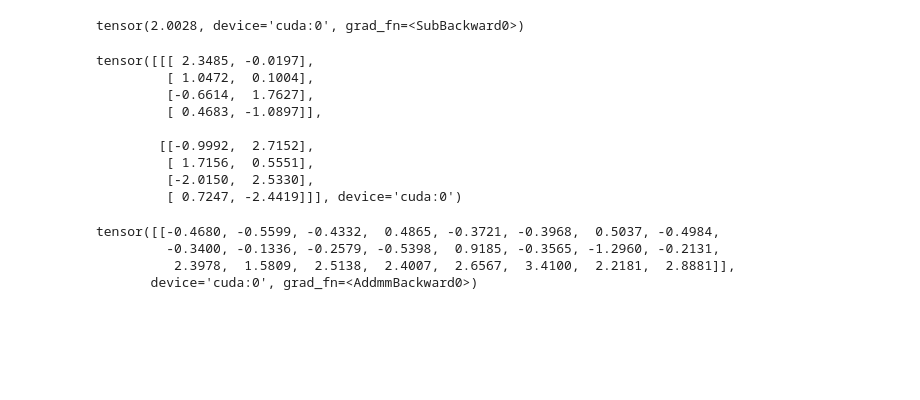
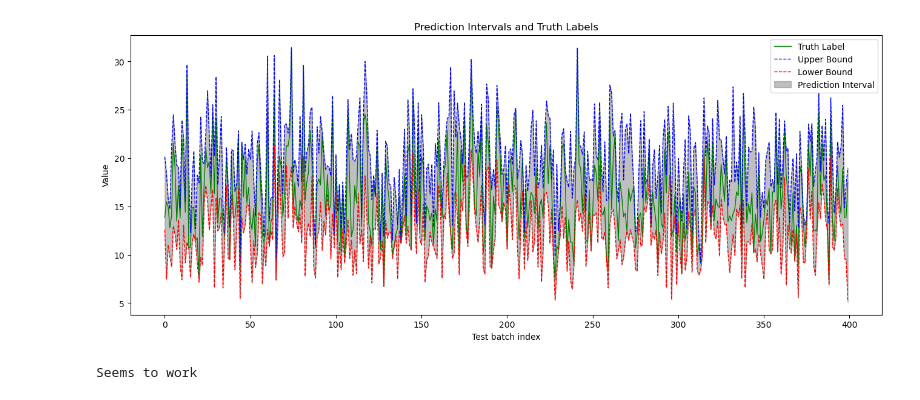
Before and after one commit to HssainAzaqy135/Deep-Learning-Research-project, a Jupyter notebook: Network_Batching_Tests.ipynb, the cells around one changed output. Saved outputs shown, nothing was run; the diff lists cells and outputs as text; code cells hidden in the pictures; blank space fills up the shorter version.

```diff
--- a/Network_Batching_Tests.ipynb
+++ b/Network_Batching_Tests.ipynb
@@ -240,12 +248,0 @@ tensor(4.0095, device='cuda:0')
-# %%
-pred = model.forward(vecs.unsqueeze(0))
-single_pred = pred[0]
-out_put_mat = single_pred[:n * n].view(n, n)  # Shape: (n, n)
-f = single_pred[n * n:n * n + n]              # Shape: (n,)
-g = single_pred[n * n + n:]                   # Shape: (n,)
-distances_mat = torch.cdist(vecs[0],vecs[1])  # Shape: (n, n)
-# Compute primal and dual solutions for each item in the batch
-sol_prim = primal_sol(out_put_mat=out_put_mat, distances_mat=distances_mat)
-sol_dual = dual_sol(f=f, g=g, distances_mat=distances_mat)
-print(f"sol prim:{sol_prim} ,sol dual:{sol_dual}")
-print(f"Observed loss:{sol_prim-sol_dual}")
@@ -284,23 +249,34 @@ loss_fn_og = make_wass_loss_og(n=n, d=d)
-# %%
-loss_fn_og(vecs,single_pred)
-# %% [output]
-tensor(2.0028, device='cuda:0', grad_fn=<SubBackward0>)
-# %%
-vecs
-# %% [output]
-tensor([[[ 2.3485, -0.0197],
-         [ 1.0472,  0.1004],
-         [-0.6614,  1.7627],
-         [ 0.4683, -1.0897]],
-
-        [[-0.9992,  2.7152],
-         [ 1.7156,  0.5551],
-         [-2.0150,  2.5330],
-         [ 0.7247, -2.4419]]], device='cuda:0')
-# %%
-pred
-# %% [output]
-tensor([[-0.4680, -0.5599, -0.4332,  0.4865, -0.3721, -0.3968,  0.5037, -0.4984,
-         -0.3400, -0.1336, -0.2579, -0.5398,  0.9185, -0.3565, -1.2960, -0.2131,
-          2.3978,  1.5809,  2.5138,  2.4007,  2.6567,  3.4100,  2.2181,  2.8881]],
-       device='cuda:0', grad_fn=<AddmmBackward0>)
+# %%
+preds = [(dual,primal) for dual,primal in zip(dual_solutions,primal_solutions)]
+x = range(len(test_batches))  # x-axis values (can be indices or actual values)
+primal_bounds = [pred[1] for pred in preds]
+dual_bounds = [pred[0] for pred in preds]
+true_label = [wass_hungarian(input).cpu() for input in test_batches]         # True label (ground truth)
+
+# Plotting
+plt.figure(figsize=(16, 6))
+plt.plot(x, true_label, label='Truth Label', color='green', linewidth=1)
+plt.plot(x, primal_bounds, label='Upper Bound', color='blue', linestyle='--', linewidth=1)
+plt.plot(x, dual_bounds, label='Lower Bound', color='red', linestyle='--', linewidth=1)
+
+# Shading the area between the lower and upper bounds
+plt.fill_between(x, dual_bounds, primal_bounds, color='gray', alpha=0.5, label='Prediction Interval')
+
+# Labels and legend
+plt.xlabel('Test batch index')
+plt.ylabel('Value')
+plt.title('Prediction Intervals and Truth Labels')
+plt.legend()
+
+# Show the plot
+plt.show()
+# %% [output]
+[figure, added]
+# %%
+validity_array = np.array(primal_solutions) > np.array(dual_solutions)
+if(False in validity_array):
+    print("There is a problem")
+else:
+    print("Seems to work")
+# %% [output]
+Seems to work
```
Also changed, not shown: parts of 18 cells of this notebook, 2 other files.
